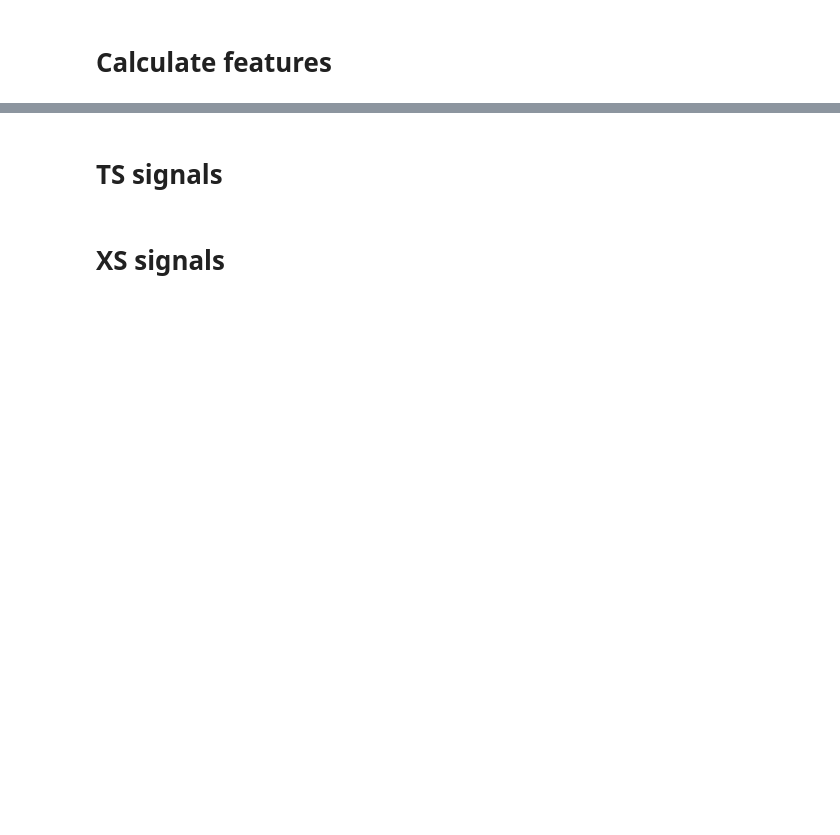
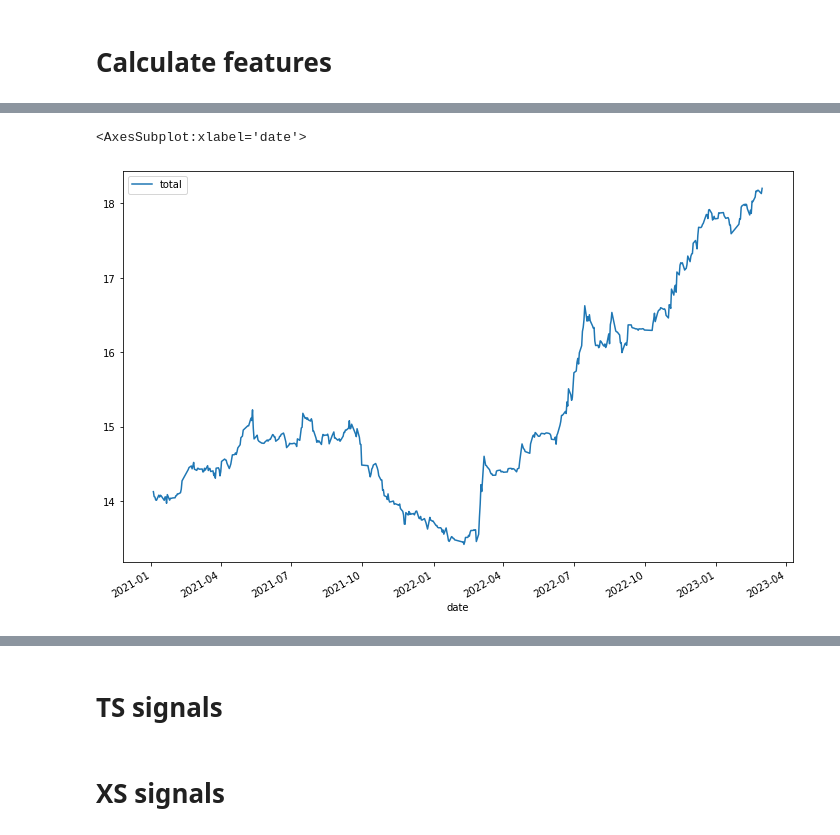
Before and after one commit to harvey1673/pyktrader3, a Jupyter notebook: bktest/factor signal analytics.ipynb, the cells around one changed output, grey strips where cells are left out. Drawn from its saved outputs; the diff is of its cells as text; code cells hidden in the pictures; blank space fills up the shorter version.

```diff
--- a/bktest/factor signal analytics.ipynb
+++ b/bktest/factor signal analytics.ipynb
@@ -202,0 +360,5 @@ date
+# %%
+pnl_stats['portfolio_cumpnl']['2021-01-01':].plot()
+# %% [output]
+<AxesSubplot:xlabel='date'>
+[figure, added]
```
Also changed, not shown: parts of 22 cells of this notebook, 12 other files.
